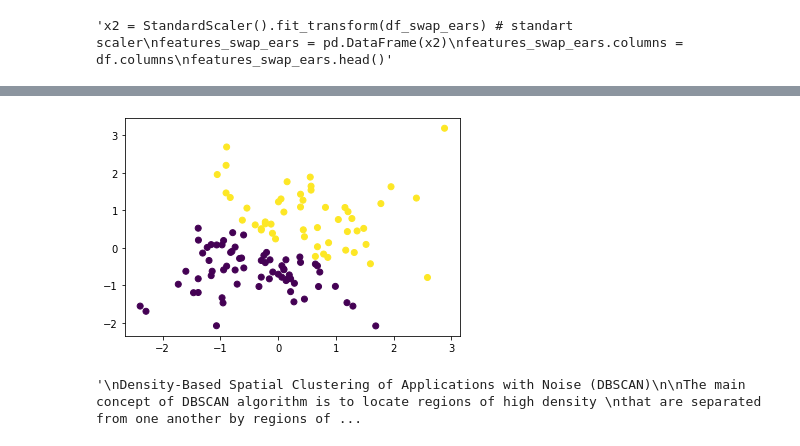
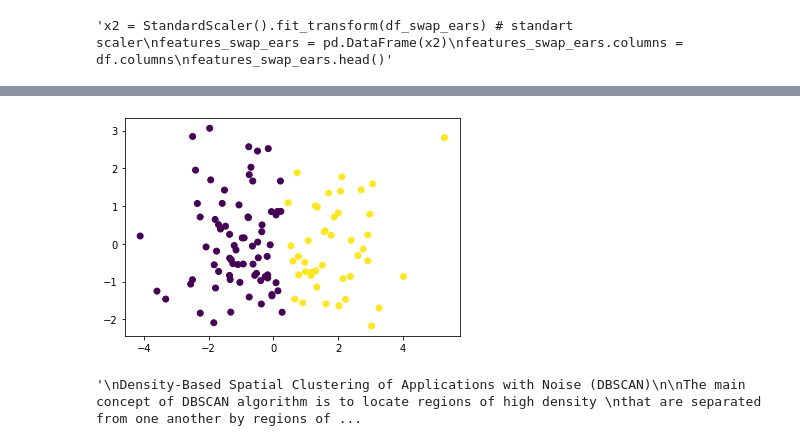
Before and after one commit to AnnaPaulish/Unsupervised_detection_methods, a Jupyter notebook: clustering_mice_08.ipynb, the cells around one changed output, grey strips where cells are left out. Drawn from its saved outputs; the diff is of its cells as text; code cells hidden in the pictures.

```diff
--- a/clustering_mice_08.ipynb
+++ b/clustering_mice_08.ipynb
@@ -162,0 +148,4 @@ Name: cos_angle, Length: 116, dtype: bool
+# %%
+features_swapears = get_anglesign('anglesign',features_swapears,df_swap_ears, scorer, 'leftear', 'snout', 'rightear')
+
+features_swapears.head()
@@ -162,0 +172,4 @@ Name: cos_angle, Length: 116, dtype: bool
+# %%
+features_swapears = get_angle('angle',features_swapears,df_swap_ears, scorer, 'leftear', 'snout', 'rightear')
+
+features_swapears.head()
@@ -163,9 +191,9 @@ Name: cos_angle, Length: 116, dtype: bool
 # %%
 from sklearn.preprocessing import StandardScaler
 
-x1 = StandardScaler().fit_transform(df_features_fake_noise) # standart scaler
+x1 = StandardScaler().fit_transform(features_swapears) # standart scaler
 features_noise = pd.DataFrame(x1)
-features_noise.columns = df_features_fake_noise.columns
+features_noise.columns = features_swapears.columns
 
 features_noise.head()
 # %% [output]
@@ -199,0 +228,9 @@ plt.show()
+# %%
+from sklearn.decomposition import PCA
+
+# PCA Projection to 3D
+pca = PCA(n_components=2)
+principalComponents = pca.fit_transform(x1)
+
+# Putting components in a dataframe for later
+PCA_components = pd.DataFrame(principalComponents)
@@ -200,14 +258,14 @@ plt.show()
 # %%
 from sklearn.cluster import KMeans
 
 model = KMeans(n_clusters=2)
-model.fit(features_noise.iloc[:,:2])
+model.fit(PCA_components.iloc[:,:2])
 
-labels = model.predict(features_noise.iloc[:,:2])
-plt.scatter(features_noise['leftear_rightear'], features_noise['snout_tailbase'], c=labels)
+labels = model.predict(PCA_components.iloc[:,:2])
+plt.scatter(PCA_components[0], PCA_components[1], c=labels)
 plt.show()
 # %% [output]
-[figure, old version]
+[figure, new version]
 # %%
 '''
 Density-Based Spatial Clustering of Applications with Noise (DBSCAN)
```
Also changed, not shown: parts of 20 cells of this notebook.
